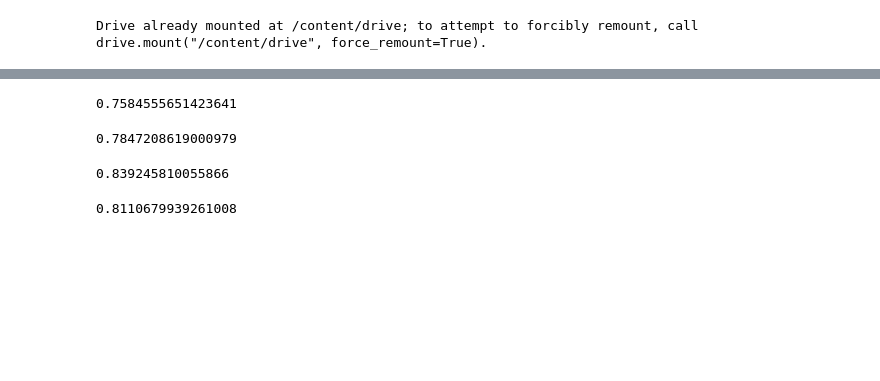
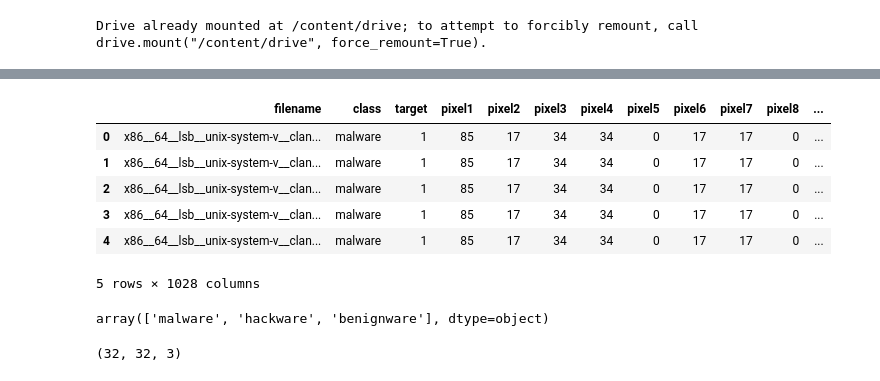
Before and after one commit to ChilleFlex/Deep-Learning-Soft-computing, a Jupyter notebook: 170204036.ipynb, the cells around one changed output, grey strips where cells are left out. Cells and saved outputs as stored; diff of their text form; code cells hidden in the pictures; blank space fills up the shorter version.

```diff
--- a/170204036.ipynb
+++ b/170204036.ipynb
@@ -687,20 +27,20 @@ FN=len(FN)
-# %%
-acc=(TP+TN)/(TP+TN+FN+FP)
-acc
-# %% [output]
-0.7584555651423641
-# %%
-prec=TP/(TP+FP)
-prec
-# %% [output]
-0.7847208619000979
-# %%
-rec=TP/(TP+FN)
-rec
-# %% [output]
-0.839245810055866
-# %%
-f1score=2*prec*rec/(prec+rec)
-f1score
-# %% [output]
-0.8110679939261008
+# %%
+data = pd.read_csv("/content/drive/MyDrive/SOFT_COMP_LAB/firmware.csv")
+data.head()
+# %% [output]
+|  | filename | class | target | pixel1 | pixel2 | pixel3 | pixel4 | pixel5 | pixel6 | pixel7 | pixel8 | ... |
+| 0 | x86__64__lsb__unix-system-v__clan... | malware | 1 | 85 | 17 | 34 | 34 | 0 | 17 | 17 | 0 | ... |
+| 1 | x86__64__lsb__unix-system-v__clan... | malware | 1 | 85 | 17 | 34 | 34 | 0 | 17 | 17 | 0 | ... |
+| 2 | x86__64__lsb__unix-system-v__clan... | malware | 1 | 85 | 17 | 34 | 34 | 0 | 17 | 17 | 0 | ... |
+| 3 | x86__64__lsb__unix-system-v__clan... | malware | 1 | 85 | 17 | 34 | 34 | 0 | 17 | 17 | 0 | ... |
+| 4 | x86__64__lsb__unix-system-v__clan... | malware | 1 | 85 | 17 | 34 | 34 | 0 | 17 | 17 | 0 | ... |
+5 rows × 1028 columns
+# %%
+data['class'].unique()
+# %% [output]
+array(['malware', 'hackware', 'benignware'], dtype=object)
+# %%
+img = cv2.imread('/content/drive/MyDrive/SOFT_COMP_LAB/imagery/hackware/x86__64__lsb__unix-system-v__clang-3.8.0__O0__no-obf__unstripped__pnscan-1.0__pnscan.jpg')
+img.shape
+# %% [output]
+(32, 32, 3)
```
Also changed, not shown: parts of 64 cells of this notebook.
